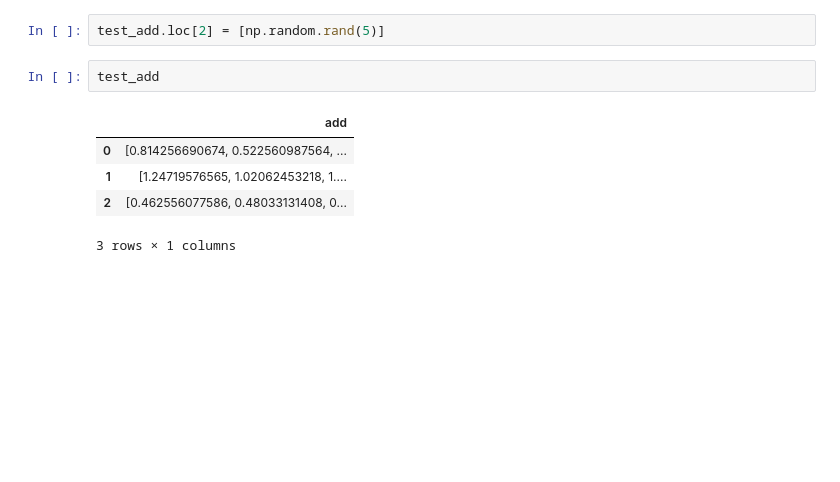
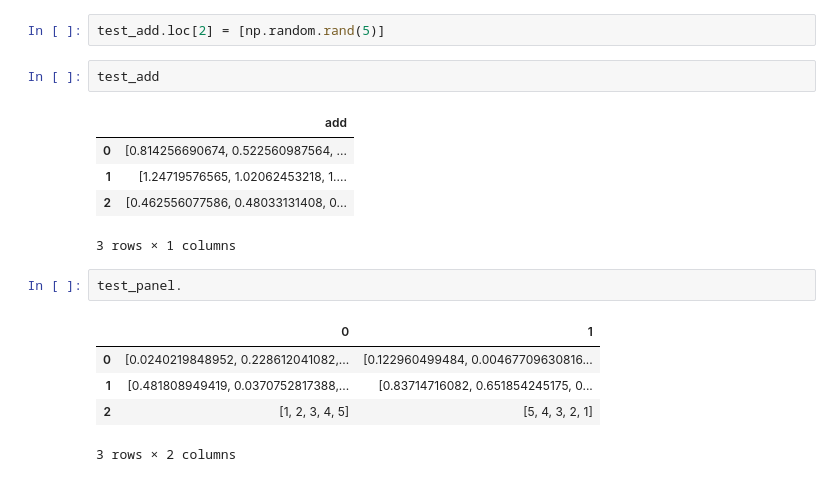
Before and after one commit to fagan2888/cs289_final_project, a Jupyter notebook: multiple_evaluations.ipynb, the cells around one changed output. Drawn from its saved outputs; the diff is of its cells as text; blank space fills up the shorter version.

```diff
--- a/multiple_evaluations.ipynb
+++ b/multiple_evaluations.ipynb
@@ -135,3 +193,11 @@ test_add
 | 1 | [1.24719576565, 1.02062453218, 1.... |
 | 2 | [0.462556077586, 0.48033131408, 0... |
 3 rows × 1 columns
+# %%
+test_panel.
+# %% [output]
+|  | 0 | 1 |
+| 0 | [0.0240219848952, 0.228612041082,... | [0.122960499484, 0.00467709630816... |
+| 1 | [0.481808949419, 0.0370752817388,... | [0.83714716082, 0.651854245175, 0... |
+| 2 | [1, 2, 3, 4, 5] | [5, 4, 3, 2, 1] |
+3 rows × 2 columns
```
Also changed, not shown: parts of 14 cells of this notebook.
